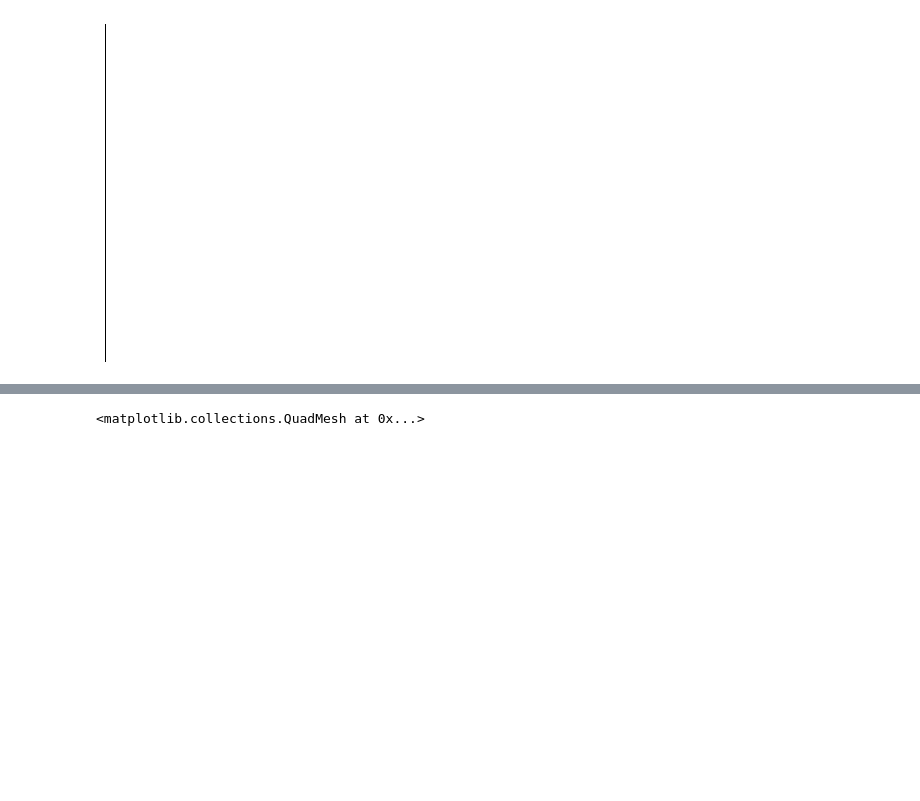
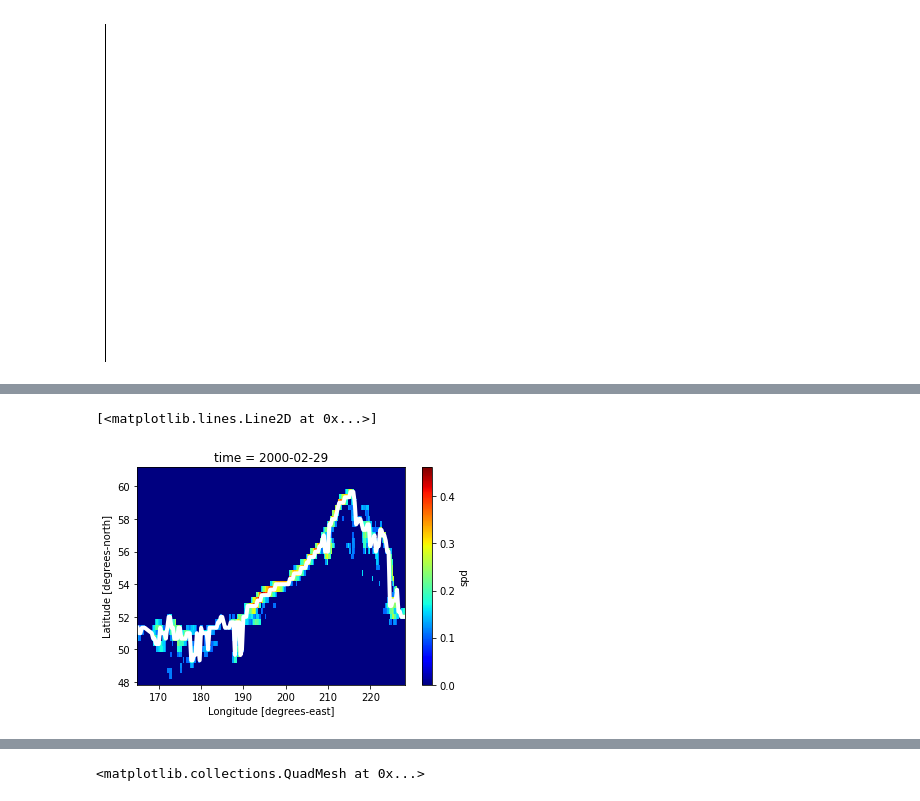
Before and after one commit to cgentemann/Biophysical, a Jupyter notebook: explore_oscar_current_data.ipynb, the cells around one changed output, grey strips where cells are left out. Drawn from its saved outputs; the diff is of its cells as text; code cells hidden in the pictures; blank space fills up the shorter version.

```diff
--- a/explore_oscar_current_data.ipynb
+++ b/explore_oscar_current_data.ipynb
@@ -251,12 +291,16 @@ ds_filled
 #caluclate distance from mean location of AS at each longitude and time
 import geopy.distance
 curr_var = np.zeros((300,ds_subset.lon.size))
+curr_lat = np.zeros((300,ds_subset.lon.size))
+curr_clim_lat = np.zeros((300,ds_subset.lon.size))
 for t in range(0,300):
     for i in range(0,ds_subset.lon.size):
         s = np.sign(ds_subset.lat[curr_max_location[i]].data-ds_subset.lat[curr_max_location_time[t,i]].data)
         coords_1 = (ds_subset.lat[curr_max_location[i]],ds_subset.lon[i])
         coords_2 = (ds_subset.lat[curr_max_location_time[t,i]],ds_subset.lon[i])
         curr_var[t,i] = s*geopy.distance.geodesic(coords_1, coords_2).km  #distance in km
+        curr_clim_lat[t,i] = ds_subset.lat[curr_max_location[i]]    #distance in km
+        curr_lat[t,i] = ds_subset.lat[curr_max_location_time[t,i]]
 ds_tem = xr.DataArray(curr_var,coords={'time': ds_subset.time,'lon':ds_subset.lon}, dims=('time', 'lon'))
 # %%
 plt.pcolormesh(ds_subset.lon,ds_subset.time,curr_var,vmin=-200,vmax=200,cmap='seismic')
@@ -266,0 +372,12 @@ plt.savefig('F:/data/NASA_biophysical/telecon_figs/max_curr_distance_from_mean.p
+# %%
+ds_masked = ds_subset.where(np.isnan(ds_subset.mask_alaskan_stream))  #this will mask out all data
+ds_masked = ds_masked.where(ds_masked.spd>.1)  #this will mask out all data
+ds_masked = ds_masked.fillna(0)  #problem for early data where over land masking produces lots of missing data
+curr_max = ds_masked.spd.max('lat')
+curr_max_location_time = np.nanargmax(ds_masked.spd,1)  #find the time of the max
+#put into dataarray and interpolate over values when no data
+tem = xr.DataArray(curr_max_location_time,coords={'time': ds_subset.time,'lon':ds_subset.lon}, dims=('time', 'lon'))
+tem = tem.where(tem>1,np.nan)
+tem = tem.interpolate_na(dim='lon')
+tem = tem.ffill(dim='lon')
+curr_max_location_time=tem.data
@@ -266,0 +433,10 @@ plt.savefig('F:/data/NASA_biophysical/telecon_figs/max_curr_distance_from_mean.p
+# %%
+i=85
+ds_masked.spd[i,:,:].plot(cmap='jet')
+tem=ds_curr.curr_lat.copy(deep=True)
+tem = tem.where(tem<60,np.nan)
+tem = tem.interpolate_na(dim='lon')
+plt.plot(ds_curr.lon,tem[i,:],color='w',lw=4)
+# %% [output]
+[<matplotlib.lines.Line2D at 0x...>]
+[figure, added]
```
Also changed, not shown: parts of 18 cells of this notebook, 1 other file.
